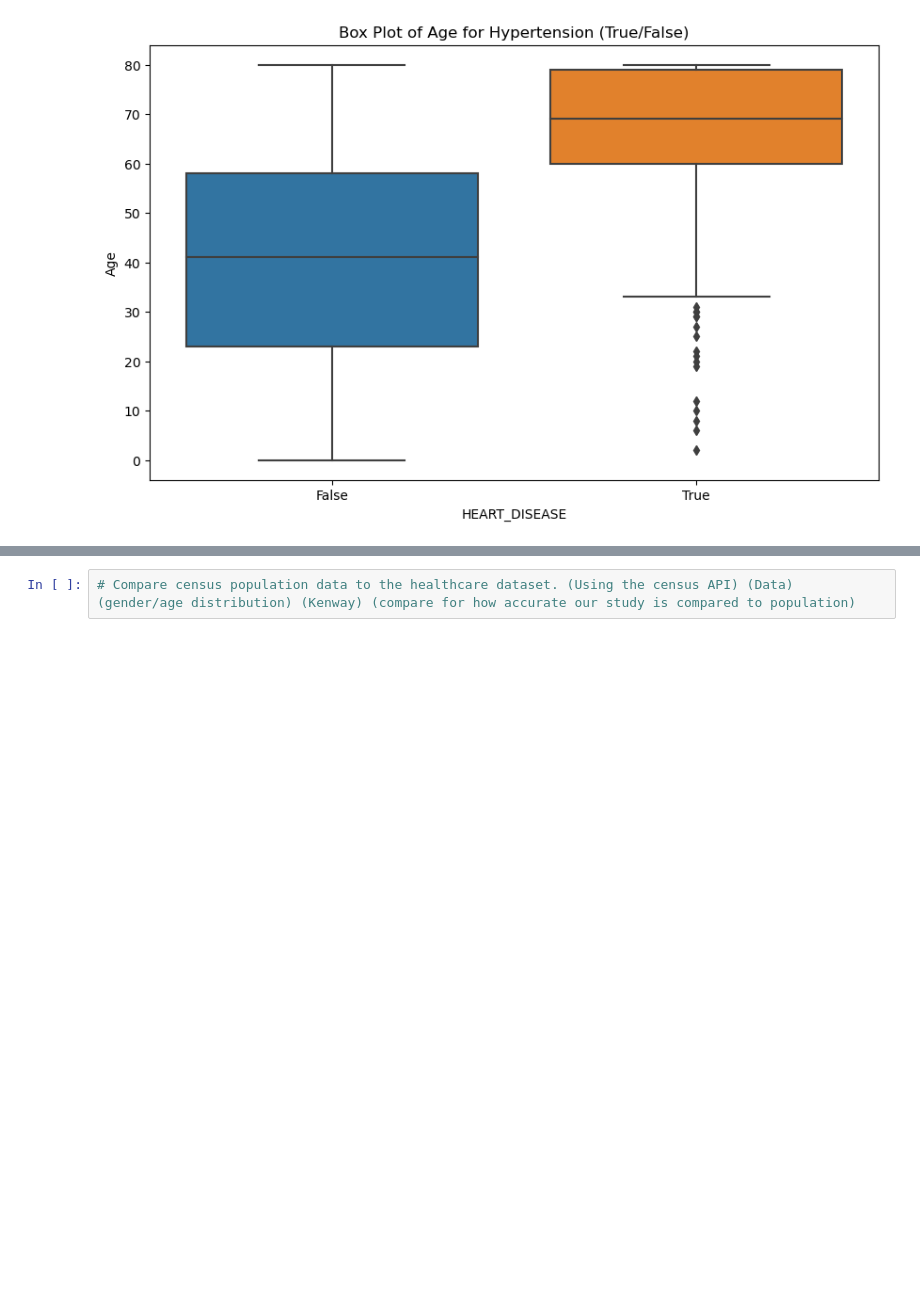
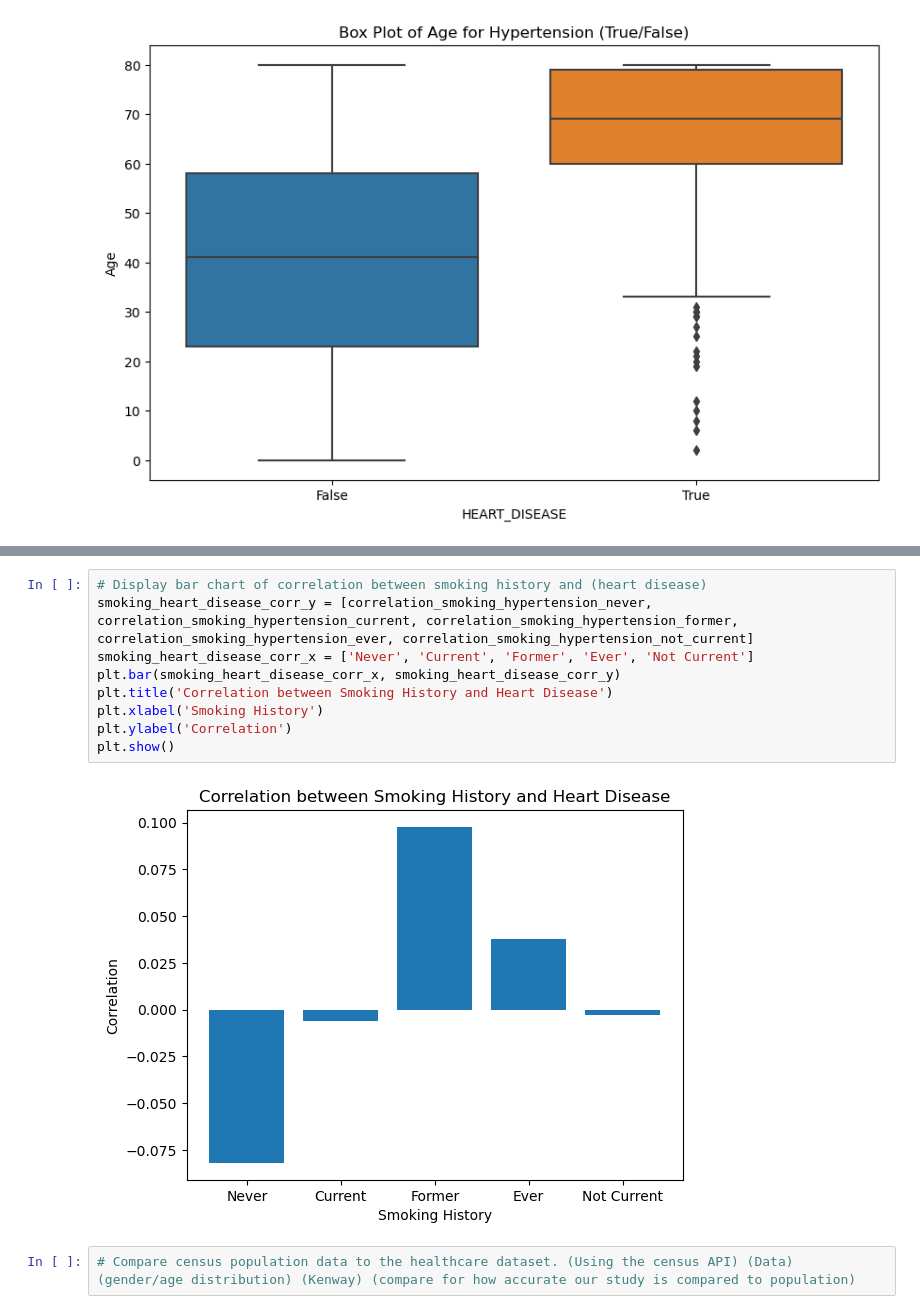
Before and after one commit to ktennant5378/Group-Project-1, a Jupyter notebook: PPP.ipynb, the cells around one changed output, grey strips where cells are left out. Cells and saved outputs as stored; diff of their text form; blank space fills up the shorter version.

```diff
--- a/PPP.ipynb
+++ b/PPP.ipynb
@@ -190,2 +200,13 @@ plt.show()
+# %%
+# Display bar chart of correlation between smoking history and (heart disease)
+smoking_heart_disease_corr_y = [correlation_smoking_hypertension_never, correlation_smoking_hypertension_current, correlation_smoking_hypertension_former, correlation_smoking_hypertension_ever, correlation_smoking_hypertension_not_current]
+smoking_heart_disease_corr_x = ['Never', 'Current', 'Former', 'Ever', 'Not Current']
+plt.bar(smoking_heart_disease_corr_x, smoking_heart_disease_corr_y)
+plt.title('Correlation between Smoking History and Heart Disease')
+plt.xlabel('Smoking History')
+plt.ylabel('Correlation')
+plt.show()
+# %% [output]
+[figure, added]
 # %%
 # Compare census population data to the healthcare dataset. (Using the census API) (Data) (gender/age distribution) (Kenway) (compare for how accurate our study is compared to population)
```
Also changed, not shown: parts of 7 cells of this notebook.
